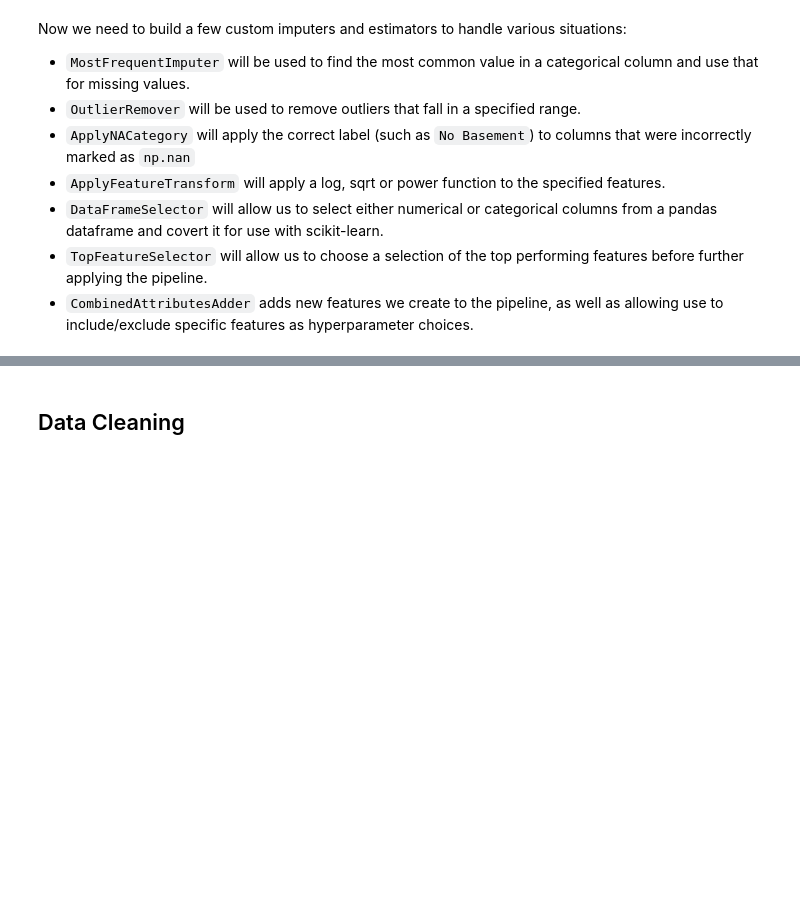
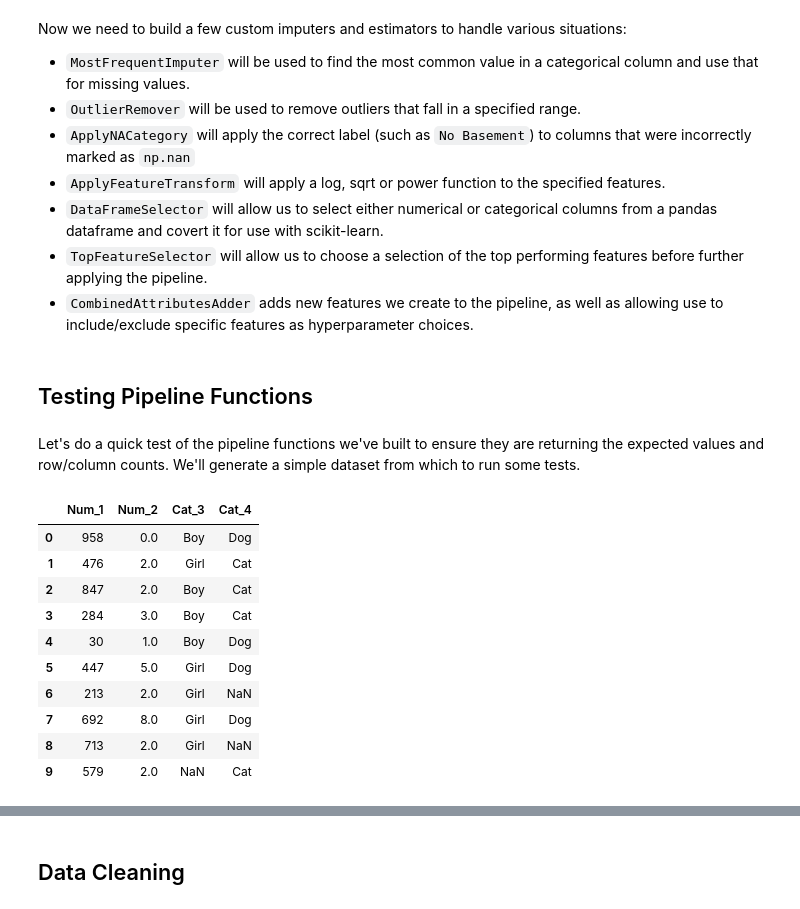
Before and after one commit to dorond/kaggle-house-prices-prediction, a Jupyter notebook: Housing Sale Price Prediction (Kaggle).ipynb, the cells around one changed output, grey strips where cells are left out. Drawn from its saved outputs; the diff is of its cells as text; code cells hidden in the pictures; blank space fills up the shorter version.

```diff
--- a/Housing Sale Price Prediction (Kaggle).ipynb
+++ b/Housing Sale Price Prediction (Kaggle).ipynb
@@ -555,0 +551,26 @@ housing_extra_attribs = attr_adder.transform(housing.values)
+# %% [markdown]
+## Testing Pipeline Functions
+# %% [markdown]
+Let's do a quick test of the pipeline functions we've built to ensure they are returning the expected values and row/column counts. We'll generate a simple dataset from which to run some tests.
+# %%
+data = {
+    "Num_1": np.random.randint(low=0, high=1000, size=(10, 1)).ravel(),
+    "Num_2": np.random.rand(10)*100//10,
+    "Cat_3": ["Boy", "Girl", "Boy", "Boy", "Boy", "Girl", "Girl", "Girl", "Girl", np.nan],
+    "Cat_4": ["Dog", "Cat", "Cat", "Cat", "Dog", "Dog", np.nan, "Dog", np.nan, "Cat"]
+
+}
+pets = pd.DataFrame(data=data)
+pets
+# %% [output]
+|  | Num_1 | Num_2 | Cat_3 | Cat_4 |
+| 0 | 958 | 0.0 | Boy | Dog |
+| 1 | 476 | 2.0 | Girl | Cat |
+| 2 | 847 | 2.0 | Boy | Cat |
+| 3 | 284 | 3.0 | Boy | Cat |
+| 4 | 30 | 1.0 | Boy | Dog |
+| 5 | 447 | 5.0 | Girl | Dog |
+| 6 | 213 | 2.0 | Girl | NaN |
+| 7 | 692 | 8.0 | Girl | Dog |
+| 8 | 713 | 2.0 | Girl | NaN |
+| 9 | 579 | 2.0 | NaN | Cat |
```
Also changed, not shown: parts of 34 cells of this notebook.
